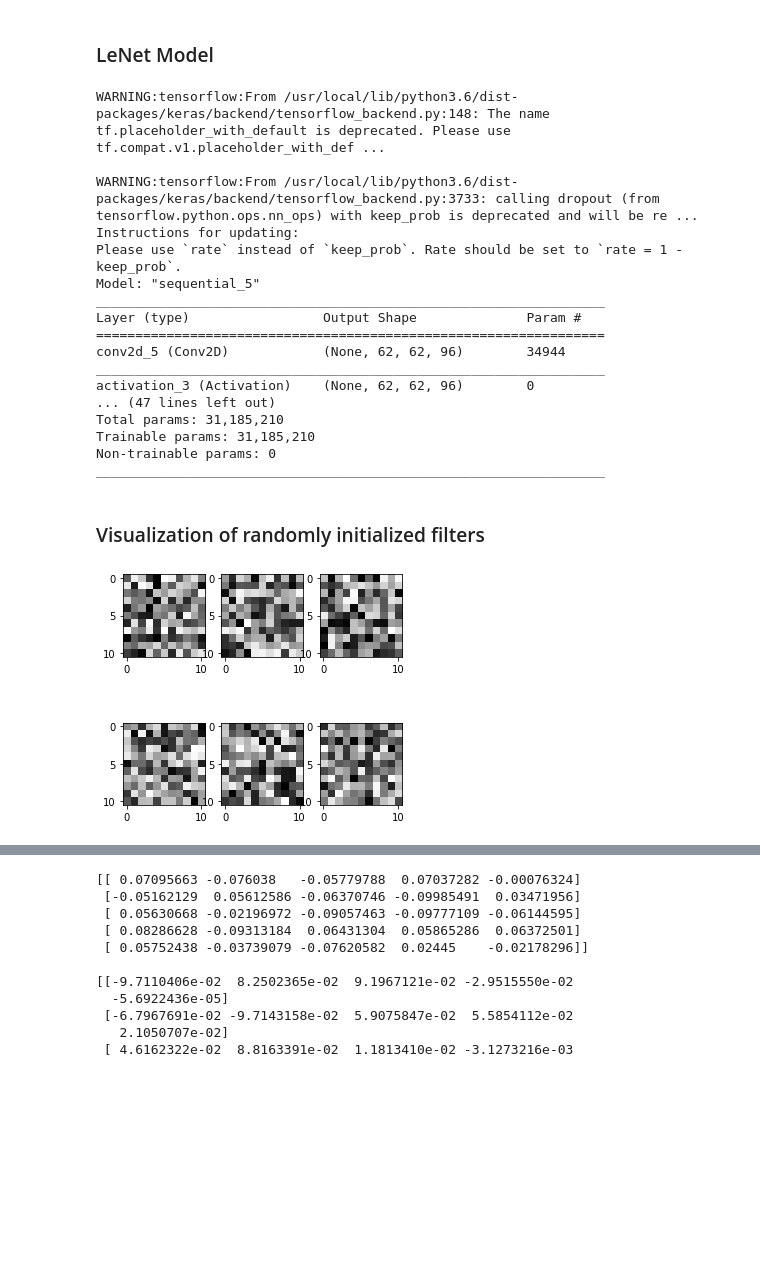
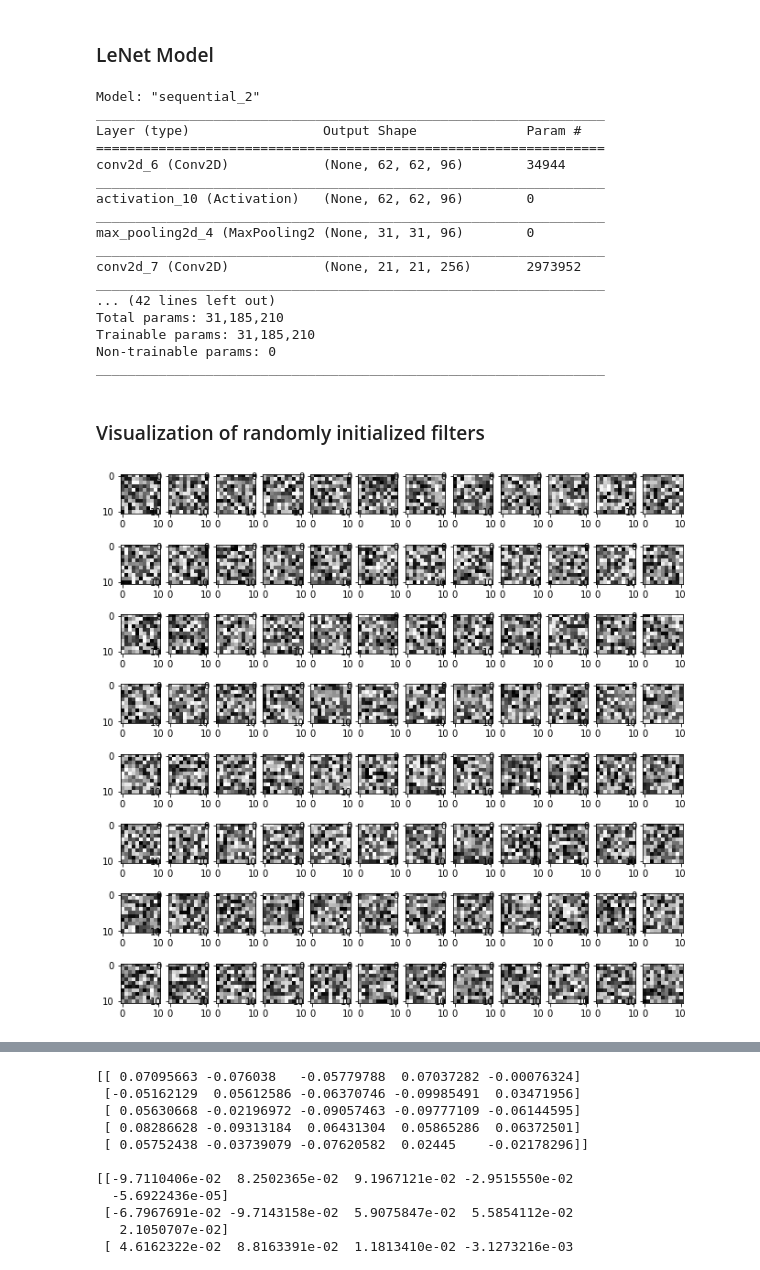
Before and after one commit to gundasai/Tomato_plant_disease_NITK, a Jupyter notebook: alexnet.ipynb, the cells around one changed output, grey strips where cells are left out. Cells and saved outputs as stored; diff of their text form; code cells hidden in the pictures; blank space fills up the shorter version.

```diff
--- a/alexnet.ipynb
+++ b/alexnet.ipynb
@@ -176,7 +176,7 @@ model.add(layers.MaxPooling2D(pool_size=(2,2), strides=(2,2), padding='valid'))
 # Passing it to a Fully Connected layer
 model.add(layers.Flatten())
 # 1st Fully Connected Layer
-model.add(layers.Dense(4096, input_shape=(224*224*3,)))
+model.add(layers.Dense(4096))
 model.add(layers.Activation('relu'))
 # Add Dropout to prevent overfitting
 model.add(layers.Dropout(0.4))
@@ -199,19 +199,19 @@ model.add(layers.Activation('softmax'))
 
 model.summary()
 # %% [output]
-WARNING:tensorflow:From /usr/local/lib/python3.6/dist-packages/keras/backend/tensorflow_backend.py:148: The name tf.placeholder_with_default is deprecated. Please use tf.compat.v1.placeholder_with_def ...
-
-WARNING:tensorflow:From /usr/local/lib/python3.6/dist-packages/keras/backend/tensorflow_backend.py:3733: calling dropout (from tensorflow.python.ops.nn_ops) with keep_prob is deprecated and will be re ...
-Instructions for updating:
-Please use `rate` instead of `keep_prob`. Rate should be set to `rate = 1 - keep_prob`.
-Model: "sequential_5"
+Model: "sequential_2"
 _________________________________________________________________
 Layer (type)                 Output Shape              Param #
 =================================================================
-conv2d_5 (Conv2D)            (None, 62, 62, 96)        34944
+conv2d_6 (Conv2D)            (None, 62, 62, 96)        34944
 _________________________________________________________________
-activation_3 (Activation)    (None, 62, 62, 96)        0
-... (47 lines left out)
+activation_10 (Activation)   (None, 62, 62, 96)        0
+_________________________________________________________________
+max_pooling2d_4 (MaxPooling2 (None, 31, 31, 96)        0
+_________________________________________________________________
+conv2d_7 (Conv2D)            (None, 21, 21, 256)       2973952
+_________________________________________________________________
+... (42 lines left out)
 Total params: 31,185,210
 Trainable params: 31,185,210
 Non-trainable params: 0
@@ -221,16 +221,16 @@ _________________________________________________________________
 # %%
 weight_conv2d_1 = model.layers[0].get_weights()[0][:,:,0,:]
 
-col_size = 3
-row_size = 2
+col_size = 12
+row_size = 8
 filter_index = 0
-fig, ax = plt.subplots(row_size, col_size, figsize=(5,5))
+fig, ax = plt.subplots(row_size, col_size, figsize=(11,11))
 for row in range(0,row_size):
   for col in range(0,col_size):
     ax[row][col].imshow(weight_conv2d_1[:,:,filter_index],cmap="gray")
     filter_index += 1
 # %% [output]
-[figure, old version]
+[figure, new version]
 # %%
 print(weight_conv2d_1[:,:,0])
 print("")
```
Also changed, not shown: parts of 17 cells of this notebook.
